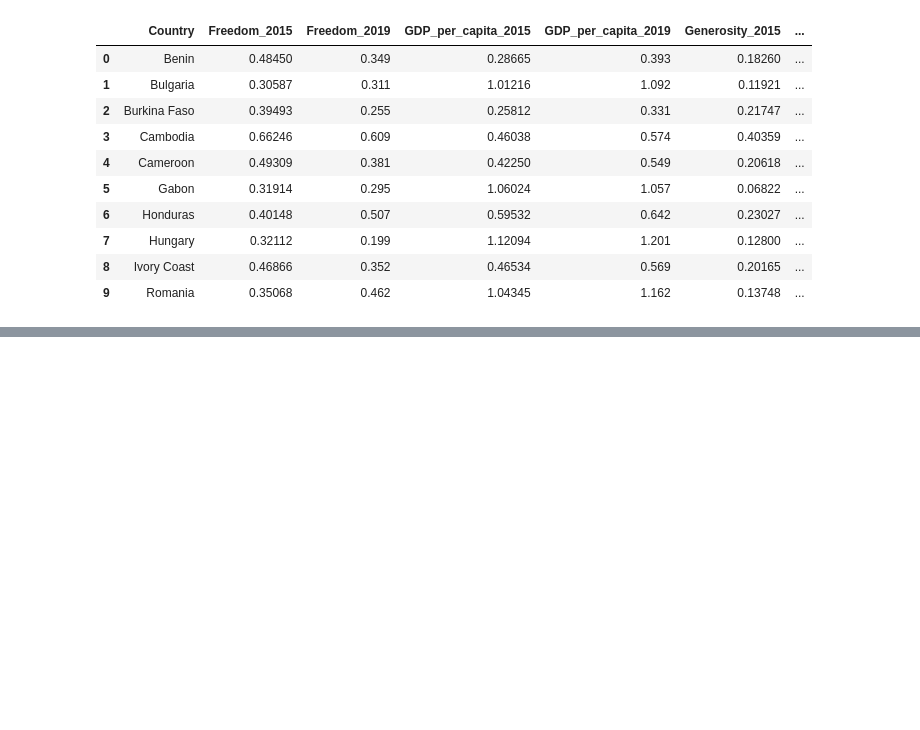
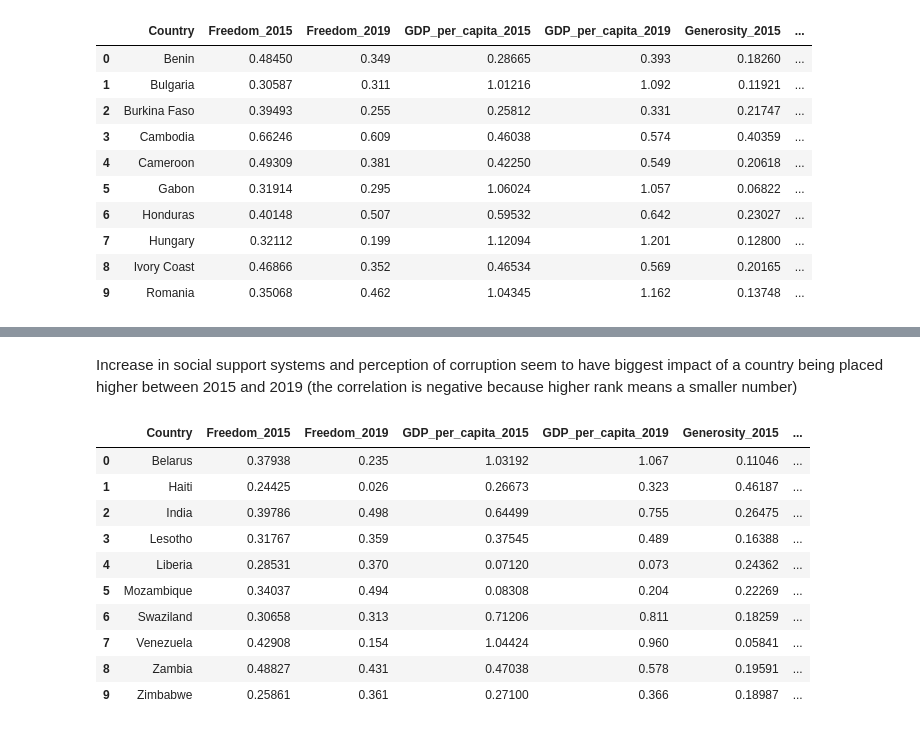
Before and after one commit to paulinaromanczuk/World_Happiness, a Jupyter notebook: World_Happiness_Report.ipynb, the cells around one changed output, grey strips where cells are left out. Saved outputs shown, nothing was run; the diff lists cells and outputs as text; code cells hidden in the pictures; blank space fills up the shorter version.

```diff
--- a/World_Happiness_Report.ipynb
+++ b/World_Happiness_Report.ipynb
@@ -319 +319,23 @@ Generosity_diff                  -0.411058
 Name: 2015-19_diff, dtype: float64
+# %% [markdown]
+Increase in social support systems and perception of corruption seem to have biggest impact of a country being placed higher between 2015 and 2019 (the correlation is negative because higher rank means a smaller number)
+# %%
+top_10_changes_down = create_pivot(df_changes_down, 'Country', "Report_Year", indicators)
+for indicator in indicators:
+    col_2015 = f"{indicator}_2015"
+    col_2019 = f"{indicator}_2019"
+    top_10_changes_down[f"{indicator}_diff"] = top_10_changes_down[col_2019] - top_10_changes_down[col_2015]
+top_10_changes_down = top_10_changes_down.merge(years_diff[['Country', '2015-19_diff']], on='Country', how='left')
+top_10_changes_down
+# %% [output]
+|  | Country | Freedom_2015 | Freedom_2019 | GDP_per_capita_2015 | GDP_per_capita_2019 | Generosity_2015 | ... |
+| 0 | Belarus | 0.37938 | 0.235 | 1.03192 | 1.067 | 0.11046 | ... |
+| 1 | Haiti | 0.24425 | 0.026 | 0.26673 | 0.323 | 0.46187 | ... |
+| 2 | India | 0.39786 | 0.498 | 0.64499 | 0.755 | 0.26475 | ... |
+| 3 | Lesotho | 0.31767 | 0.359 | 0.37545 | 0.489 | 0.16388 | ... |
+| 4 | Liberia | 0.28531 | 0.370 | 0.07120 | 0.073 | 0.24362 | ... |
+| 5 | Mozambique | 0.34037 | 0.494 | 0.08308 | 0.204 | 0.22269 | ... |
+| 6 | Swaziland | 0.30658 | 0.313 | 0.71206 | 0.811 | 0.18259 | ... |
+| 7 | Venezuela | 0.42908 | 0.154 | 1.04424 | 0.960 | 0.05841 | ... |
+| 8 | Zambia | 0.48827 | 0.431 | 0.47038 | 0.578 | 0.19591 | ... |
+| 9 | Zimbabwe | 0.25861 | 0.361 | 0.27100 | 0.366 | 0.18987 | ... |
```
Also changed, not shown: parts of 17 cells of this notebook.
